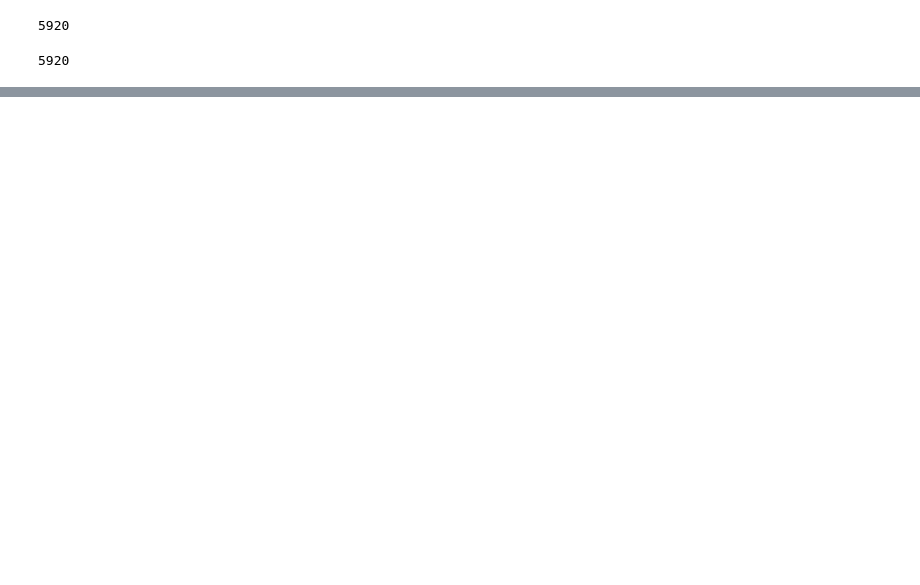
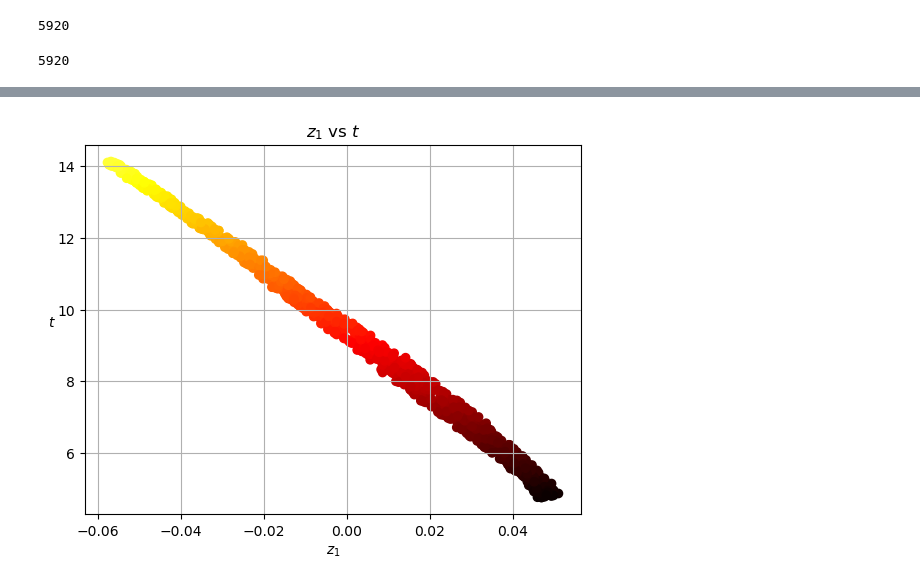
Before and after one commit to ufidon/ml, a Jupyter notebook: mod4/dr.ipynb, the cells around one changed output, grey strips where cells are left out. Cells and saved outputs as stored; diff of their text form; code cells hidden in the pictures; blank space fills up the shorter version.

```diff
--- a/mod4/dr.ipynb
+++ b/mod4/dr.ipynb
@@ -753,0 +852,11 @@ SparseRandomProjection transform
+# %%
+# 1.2 Visualize how well correlated z1 is to t: LLE worked fine
+figa, axa = plt.subplots()
+
+axa.set_title("$z_1$ vs $t$")
+axa.scatter(X_unrolled[:, 0], t, c=t, cmap=darker_hot)
+axa.set_xlabel("$z_1$")
+axa.set_ylabel("$t$", rotation=0)
+axa.grid(True)
+# %% [output]
+[figure, added]
```
Also changed, not shown: parts of 26 cells of this notebook.
